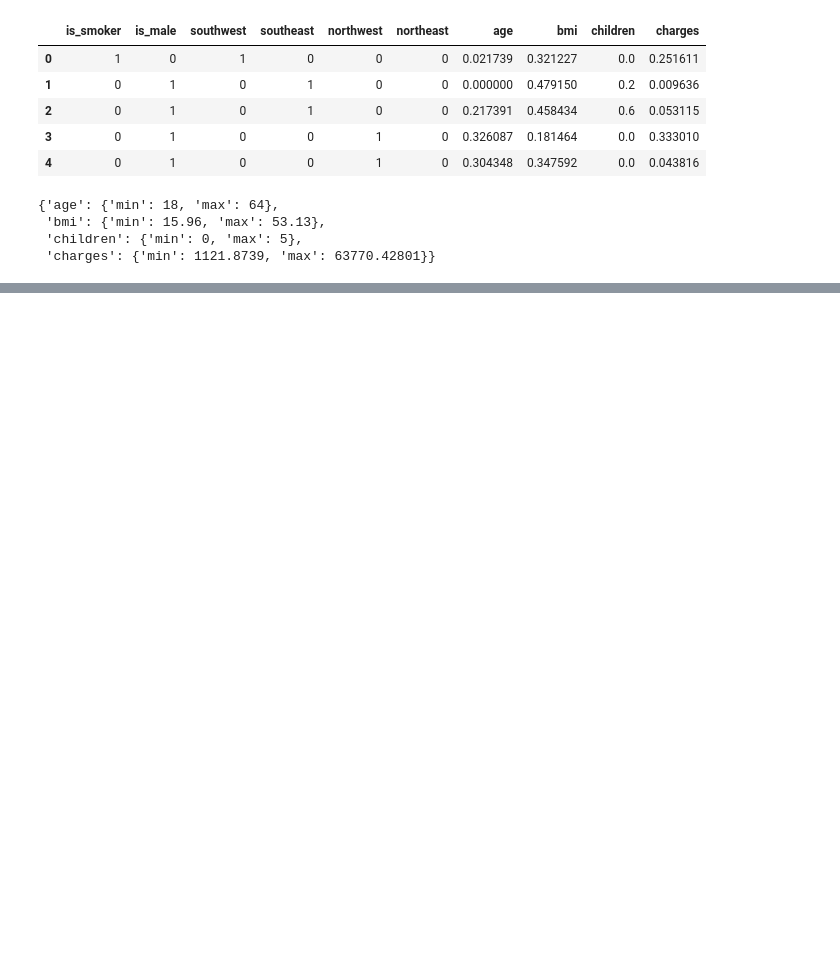
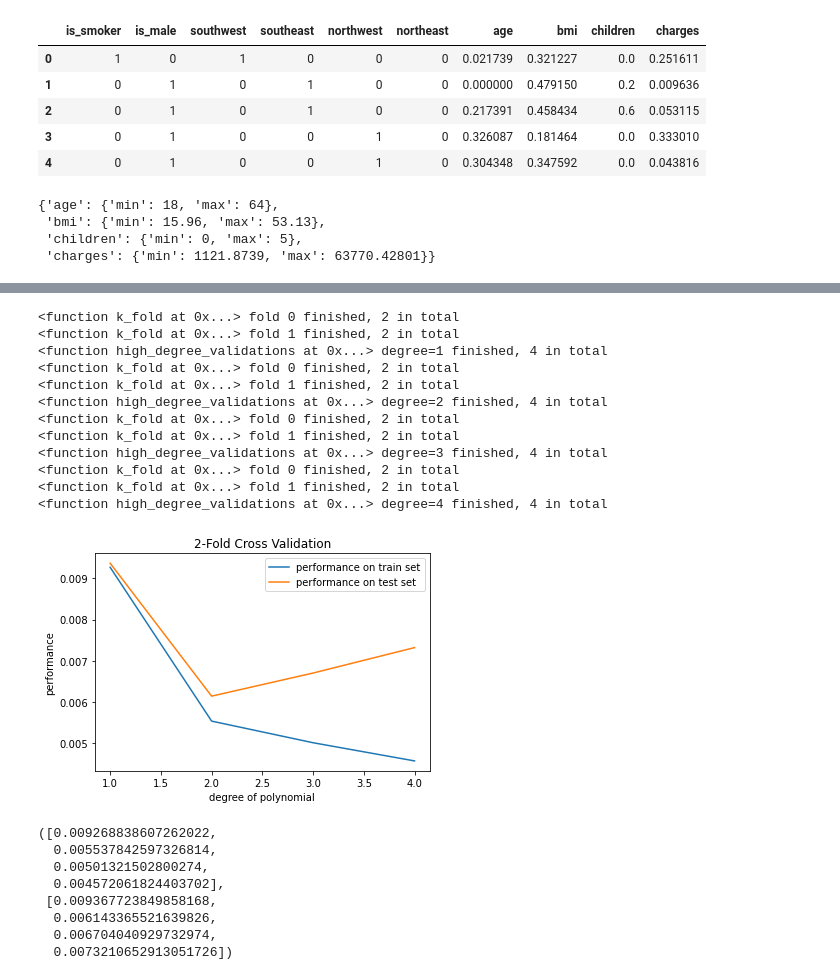
Before and after one commit to SanyueHan/COMP3027J-Data-Mining-Machine-Learning, a Jupyter notebook: Assignments/Assignment_1/Assignment_1_total.ipynb, the cells around one changed output, grey strips where cells are left out. Cells and saved outputs as stored; diff of their text form; code cells hidden in the pictures; blank space fills up the shorter version.

```diff
--- a/Assignments/Assignment_1/preprocess.ipynb
+++ b/Assignments/Assignment_1/Assignment_1_total.ipynb
@@ -194,0 +426,25 @@ min_max_dict
+# %%
+# takes about 10 minutes to run
+high_degree_validations(X, Y, 4, 0.1, 2)
+# %% [output]
+<function k_fold at 0x...> fold 0 finished, 2 in total
+<function k_fold at 0x...> fold 1 finished, 2 in total
+<function high_degree_validations at 0x...> degree=1 finished, 4 in total
+<function k_fold at 0x...> fold 0 finished, 2 in total
+<function k_fold at 0x...> fold 1 finished, 2 in total
+<function high_degree_validations at 0x...> degree=2 finished, 4 in total
+<function k_fold at 0x...> fold 0 finished, 2 in total
+<function k_fold at 0x...> fold 1 finished, 2 in total
+<function high_degree_validations at 0x...> degree=3 finished, 4 in total
+<function k_fold at 0x...> fold 0 finished, 2 in total
+<function k_fold at 0x...> fold 1 finished, 2 in total
+<function high_degree_validations at 0x...> degree=4 finished, 4 in total
+[figure, added]
+([0.009268838607262022,
+  0.005537842597326814,
+  0.00501321502800274,
+  0.004572061824403702],
+ [0.009367723849858168,
+  0.006143365521639826,
+  0.006704040929732974,
+  0.0073210652913051726])
```
Also changed, not shown: parts of 18 cells of this notebook.
